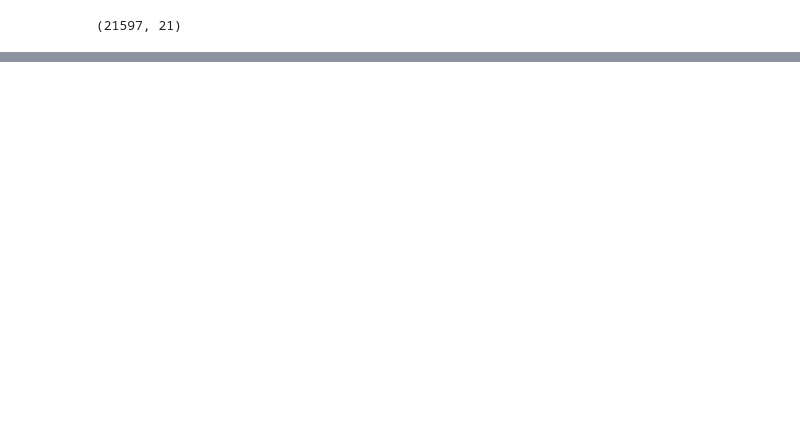
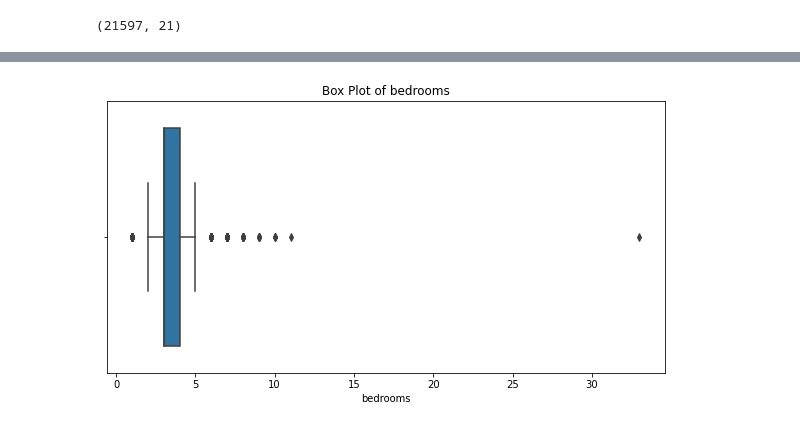
Before and after one commit to Paulwaweru/Phase-2-Group-Project, a Jupyter notebook: student.ipynb, the cells around one changed output, grey strips where cells are left out. Cells and saved outputs as stored; diff of their text form; code cells hidden in the pictures; blank space fills up the shorter version.

```diff
--- a/student.ipynb
+++ b/student.ipynb
@@ -607,0 +346,6 @@ Notes:
+# %%
+# Create a box plot for the 'bedrooms' column
+create_box_plot(df, 'bedrooms')
+plt.show()
+# %% [output]
+[figure, added]
```
Also changed, not shown: parts of 240 cells of this notebook.
